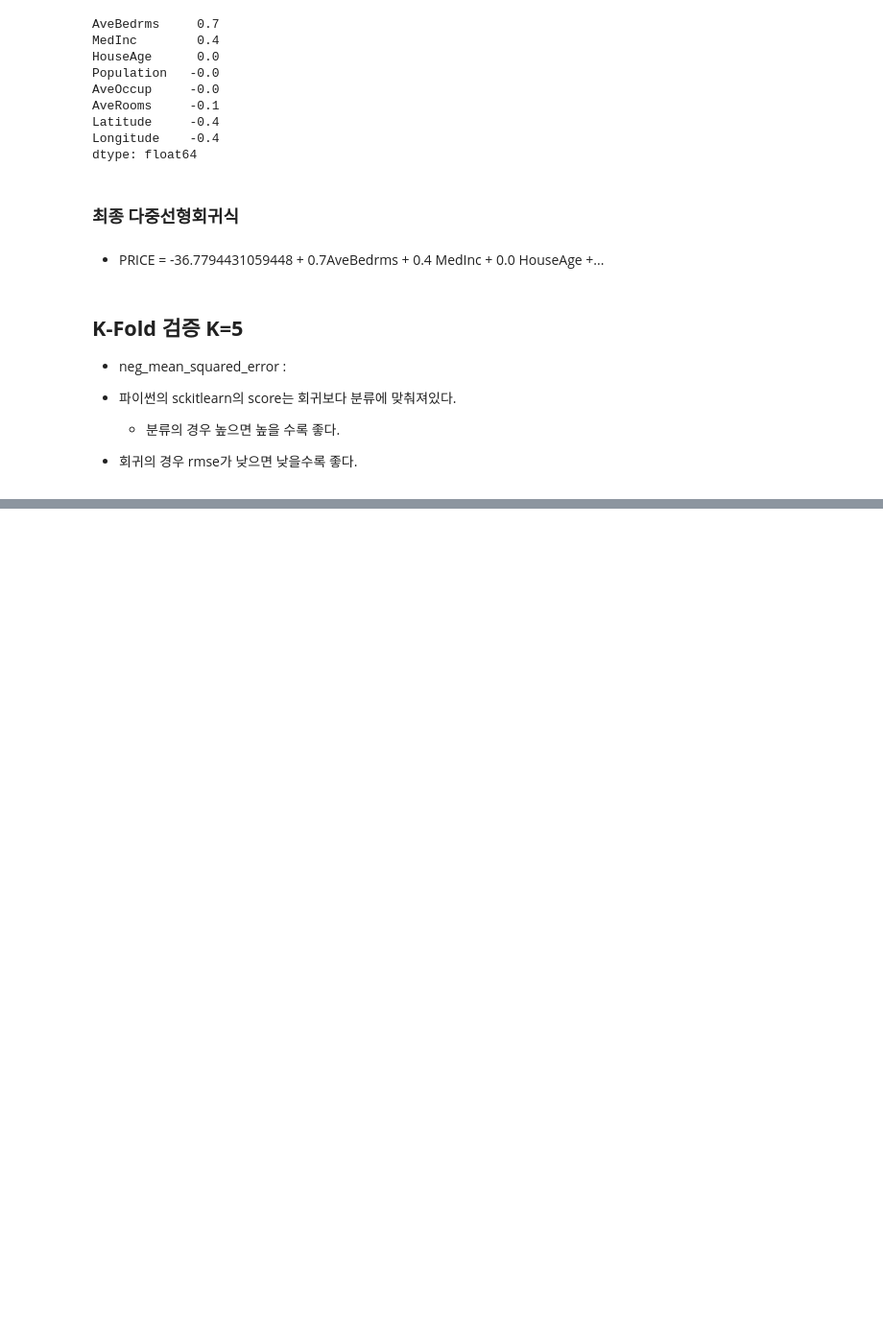
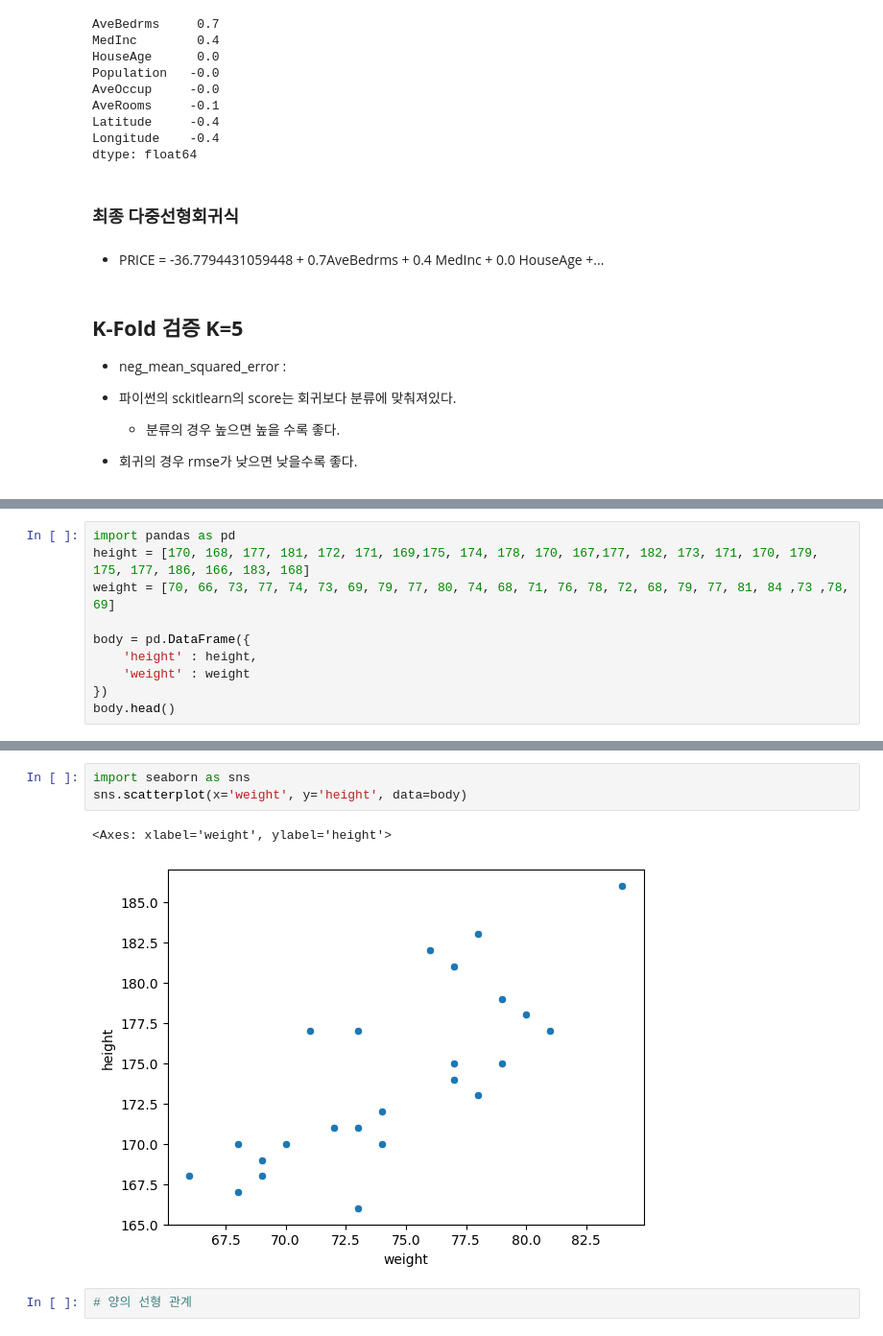
Before and after one commit to ahnjj/AI, a Jupyter notebook: ml/Supervised Learning-Regression.ipynb, the cells around one changed output, grey strips where cells are left out. Shown at 96% size. Drawn from its saved outputs; the diff is of its cells as text; blank space fills up the shorter version.

```diff
--- a/ml/Supervised Learning-Regression.ipynb
+++ b/ml/Supervised Learning-Regression.ipynb
@@ -389,0 +431,10 @@ neg_mes_scores = cross
+# %%
+import pandas as pd
+height = [170, 168, 177, 181, 172, 171, 169,175, 174, 178, 170, 167,177, 182, 173, 171, 170, 179, 175, 177, 186, 166, 183, 168]
+weight = [70, 66, 73, 77, 74, 73, 69, 79, 77, 80, 74, 68, 71, 76, 78, 72, 68, 79, 77, 81, 84 ,73 ,78, 69]
+
+body = pd.DataFrame({
+    'height' : height,
+    'weight' : weight
+})
+body.head()
@@ -389,0 +448,8 @@ neg_mes_scores = cross
+# %%
+import seaborn as sns
+sns.scatterplot(x='weight', y='height', data=body)
+# %% [output]
+<Axes: xlabel='weight', ylabel='height'>
+[figure, added]
+# %%
+# 양의 선형 관계
```
Also changed, not shown: parts of 18 cells of this notebook.
